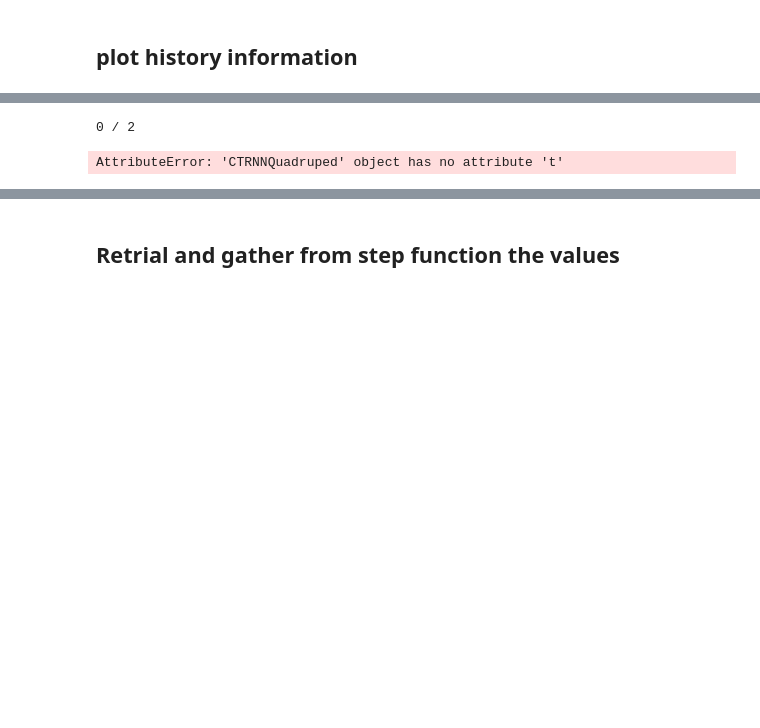
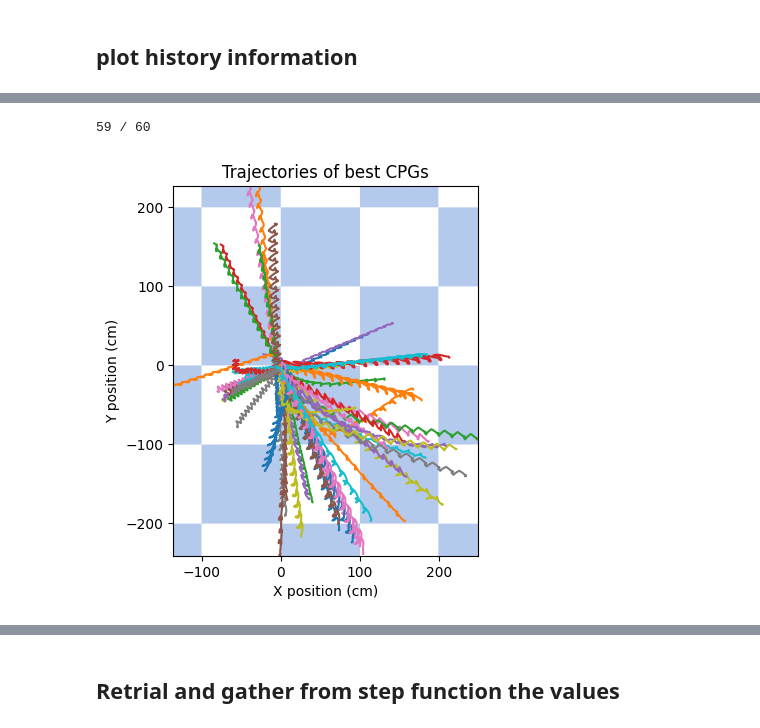
Before and after one commit to shepai/Quadruped, a Jupyter notebook: Code/GAs/new_review.ipynb, the cells around one changed output, grey strips where cells are left out. Cells and saved outputs as stored; diff of their text form; code cells hidden in the pictures; blank space fills up the shorter version.

```diff
--- a/Code/GAs/new_review.ipynb
+++ b/Code/GAs/new_review.ipynb
@@ -127,18 +174,26 @@ plt.show()
 # %%
 # look at top trajectories
 f,h,g=gather_all(dictionary)
 cpgs=gather_histories(g,f)
 trajs=gather_trajectories(cpgs)
+minx, maxx, miny, maxy=get_bounds(trajs)
+grid = get_grid(minx, maxx, miny, maxy, 100)
+
+plt.imshow(
+    grid,
+    extent=[minx*100, maxx*100, miny*100, maxy*100],
+    origin="lower"
+)
 for i in range(len(trajs)):
-    traj=np.array(trajs[i])
+    traj=np.array(trajs[i])*100
     plt.plot(traj[:,0],traj[:,1])
-plt.ylabel("Y position (meters)")
-plt.xlabel("X position (meters)")
+plt.ylabel("Y position (cm)")
+plt.xlabel("X position (cm)")
 plt.title("Trajectories of best CPGs")
 plt.show()
 # %% [output]
-0 / 2
+59 / 60
-AttributeError: 'CTRNNQuadruped' object has no attribute 't'
+[figure, added]
 # %%
 # Look at omega and outputs
 f,h,g=gather_all(dictionary)
```
Also changed, not shown: parts of 8 cells of this notebook.
